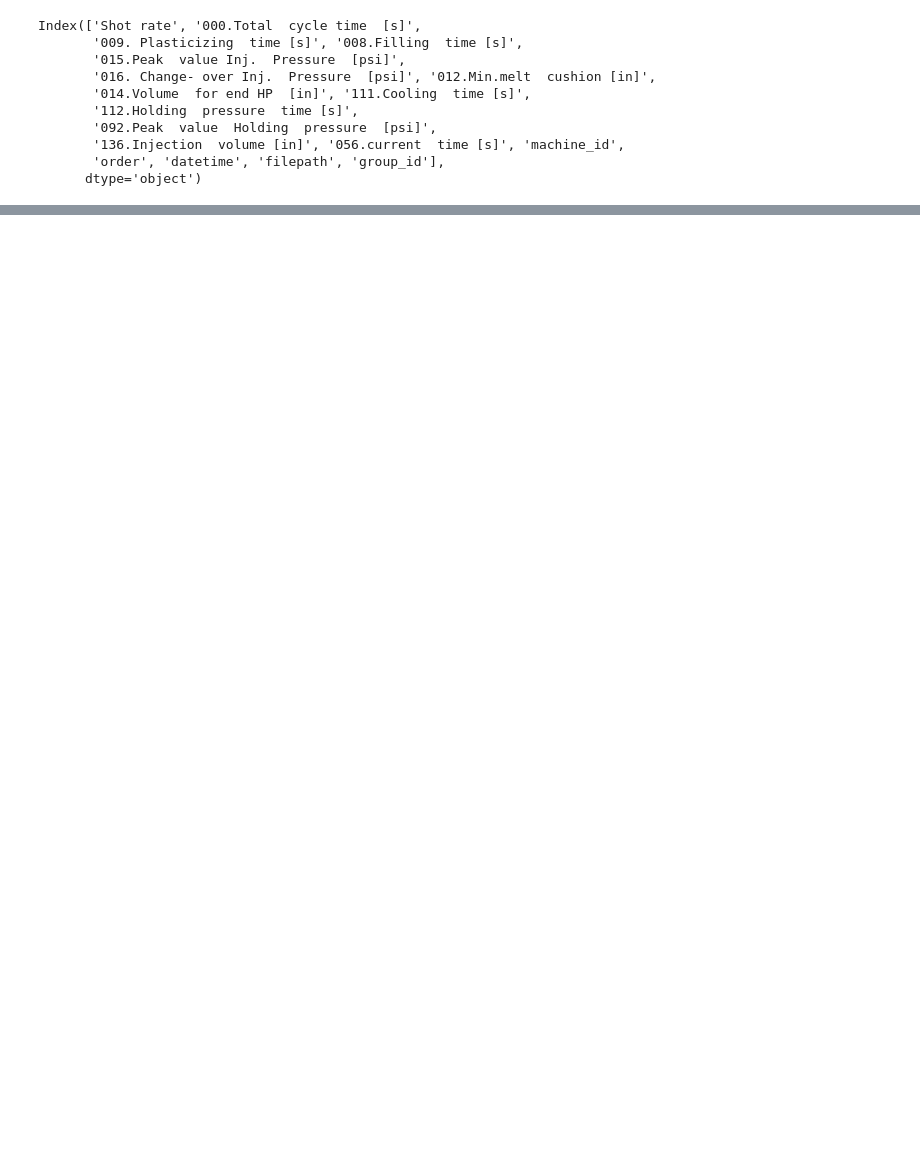
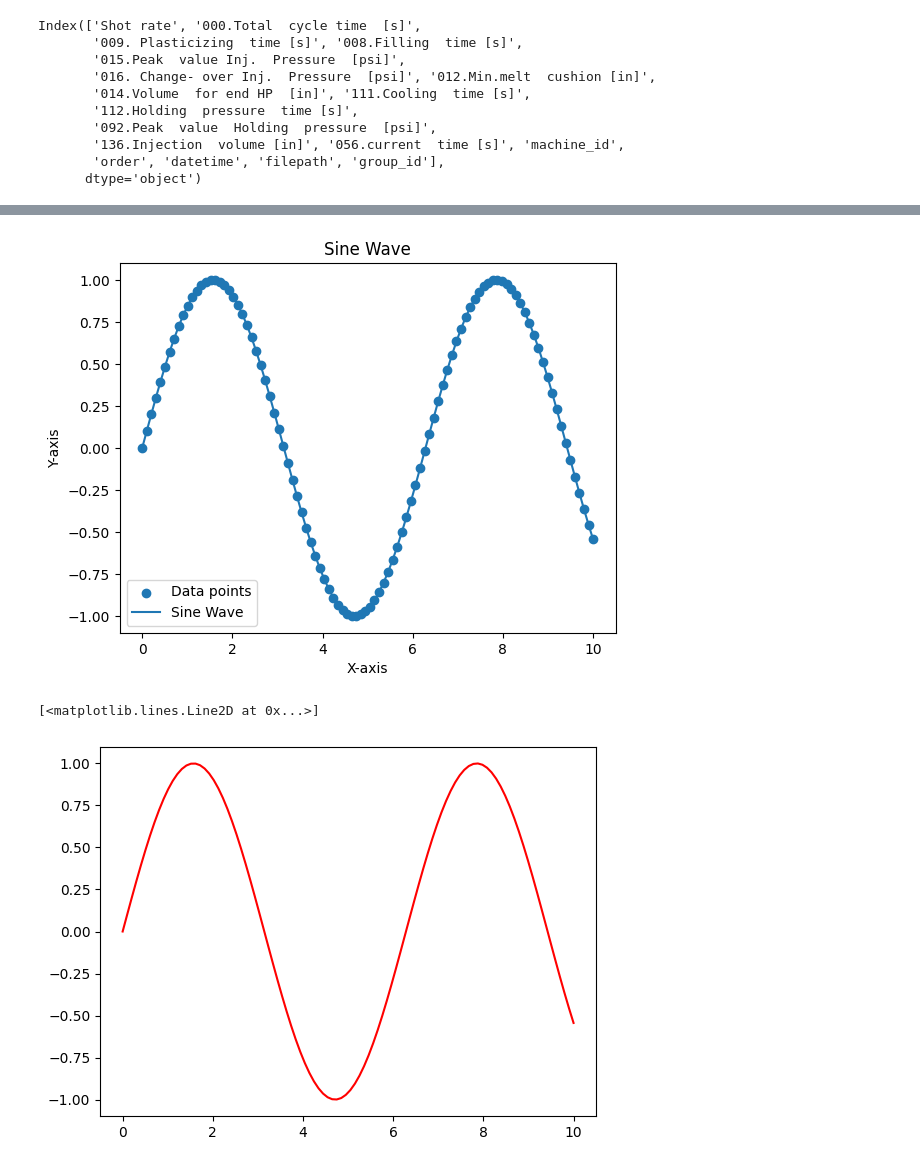
Before and after one commit to m-zayed5722/Miscellaneous-Projects, a Jupyter notebook: Data_Visualization.ipynb, the cells around one changed output, grey strips where cells are left out. Saved outputs shown, nothing was run; the diff lists cells and outputs as text; code cells hidden in the pictures; blank space fills up the shorter version.

```diff
--- a/Data_Visualization.ipynb
+++ b/Data_Visualization.ipynb
@@ -81,0 +139,24 @@ The default value of numeric_only in DataFrame.corr is deprecated. In a future v
+# %%
+
+
+# Create some sample data
+x = np.linspace(0, 10, 100)
+y = np.sin(x)
+
+# Error 1: Incorrect function name for plotting
+plt.scatter(x, y, label='Data points')
+plt.plot(x, y, label='Sine Wave')  # Incorrect function name plt.plt instead of plt.plot
+
+# Error 2: Missing plt.show() to display the plot
+plt.legend()
+plt.title('Sine Wave')
+plt.xlabel('X-axis')
+plt.ylabel('Y-axis')
+plt.show()  # Missing plt.show() to display the plot
+
+# Error 3: Using a non-existent color parameter
+plt.plot(x, y, label='Cosine Wave', color='red')  # Intentional error: 'colorr' instead of 'color'
+# %% [output]
+[figure, added]
+[<matplotlib.lines.Line2D at 0x...>]
+[figure, added]
```
Also changed, not shown: parts of 18 cells of this notebook.
